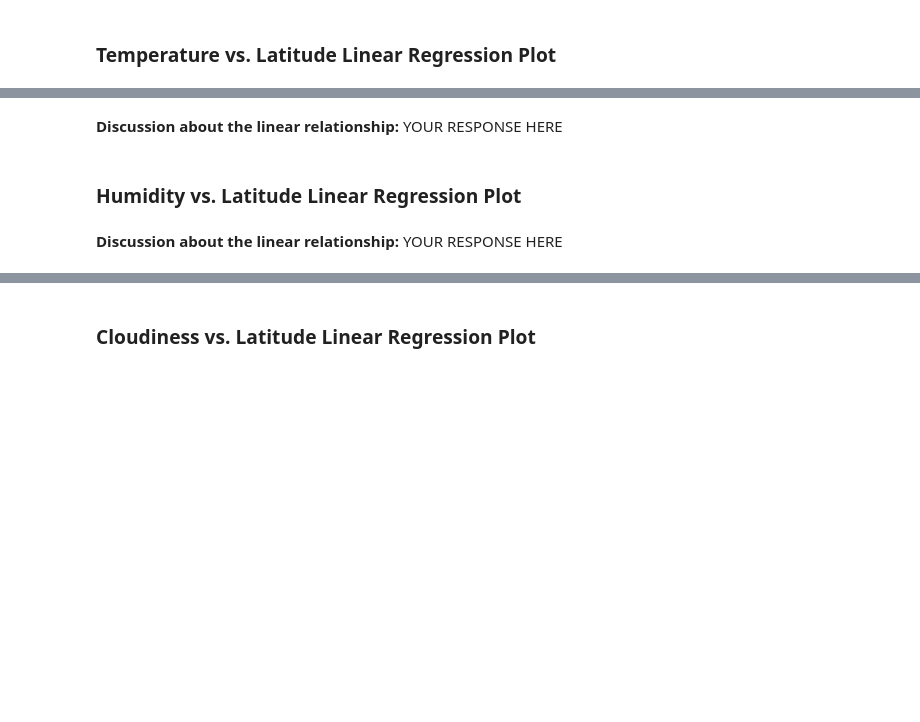
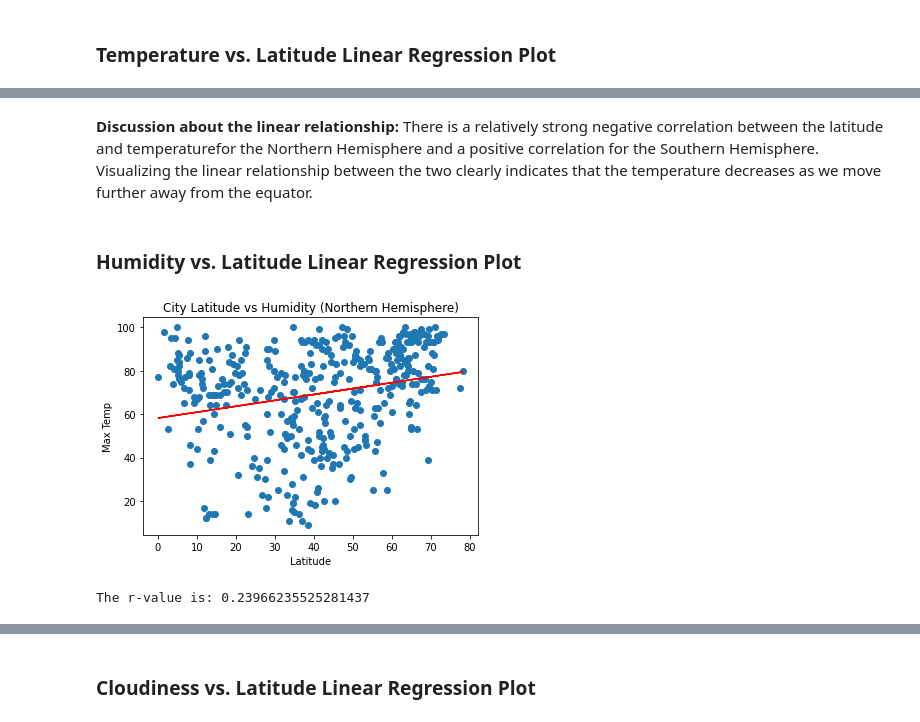
Before and after one commit to snkim22/python-api-challenge, a Jupyter notebook: WeatherPy/WeatherPy.ipynb, the cells around one changed output, grey strips where cells are left out. Saved outputs shown, nothing was run; the diff lists cells and outputs as text; code cells hidden in the pictures; blank space fills up the shorter version.

```diff
--- a/WeatherPy/WeatherPy.ipynb
+++ b/WeatherPy/WeatherPy.ipynb
@@ -324,7 +329,13 @@ plot_linear_regression(x_values, y_values, 'City Latitude vs Max Temperature (So
-# %% [markdown]
-**Discussion about the linear relationship:** YOUR RESPONSE HERE
+# %% [markdown]
+**Discussion about the linear relationship:** There is a relatively strong negative correlation between the latitude and temperaturefor the Northern Hemisphere and a positive correlation for the Southern Hemisphere. Visualizing the linear relationship between the two clearly indicates that the temperature decreases as we move further away from the equator.
 # %% [markdown]
 ### Humidity vs. Latitude Linear Regression Plot
 # %%
 # Northern Hemisphere - humidity (%) vs. latitude regression plot
+x_values = northern_hemi_df["Lat"]
 y_values = northern_hemi_df["Humidity"]
+r_value = plot_linear_regression(x_values, y_values, 'City Latitude vs Humidity (Northern Hemisphere)', 'Max Temp', (10,40))
+print(f"The r-value is: {r_value}")
+# %% [output]
+[figure, added]
+The r-value is: 0.23966235525281437
@@ -334,2 +341,0 @@ y_values = southern_hemi_df["Humidity"]
-# %% [markdown]
-**Discussion about the linear relationship:** YOUR RESPONSE HERE
```
Also changed, not shown: parts of 30 cells of this notebook, 5 other files.
